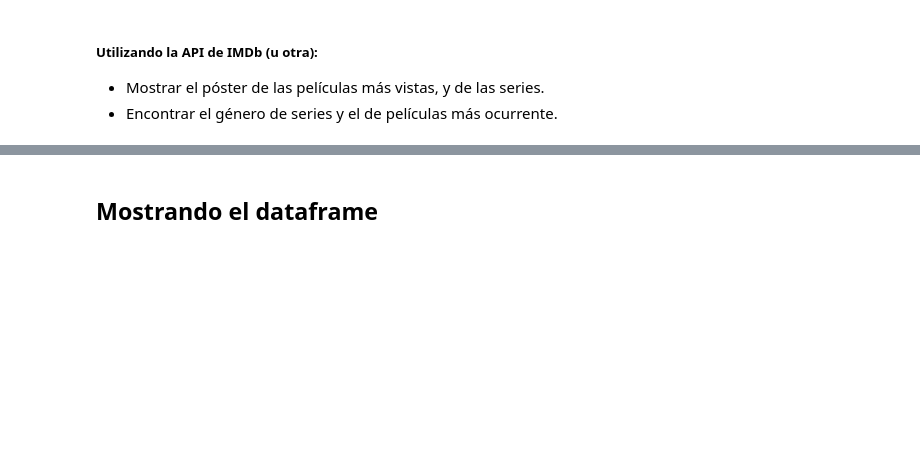
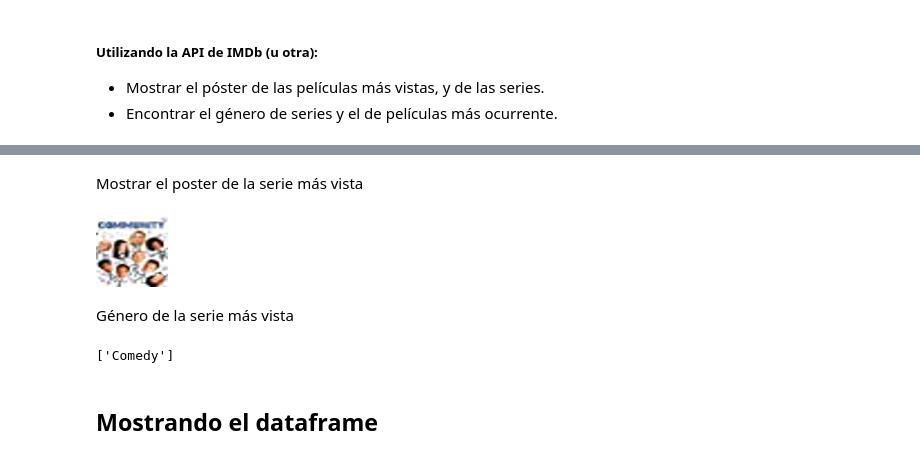
Before and after one commit to dangoldmann/TP-Netflix, a Jupyter notebook: TP_Netflix.ipynb, the cells around one changed output, grey strips where cells are left out. Saved outputs shown, nothing was run; the diff lists cells and outputs as text; code cells hidden in the pictures; blank space fills up the shorter version.

```diff
--- a/TP_Netflix.ipynb
+++ b/TP_Netflix.ipynb
@@ -436,0 +457,8 @@ Juggernaut
+# %%
+name_serie = list(peli_ocurrencia.keys())[0]
+print(name_serie)
+search_serie = ia.search_movie(name_serie)
+print(search_serie)
+
+cover_serie = (search_serie[0].data['cover url'])
+print(cover_serie)
@@ -437,3 +469,25 @@ Juggernaut
+# %% [markdown]
+Mostrar el poster de la serie más vista
+# %%
+img_serie = Image.open(urlopen(cover_serie))
+size = 72, 72
+img_serie = img_serie.resize(size)
+display(img_serie)
+# %% [output]
+[figure, added]
+# %% [markdown]
+Género de la serie más vista
+# %%
+for i in range(len(search_serie)):
+
+    # getting the id
+    id_serie = search_serie[0].movieID
+    id_serie_ = ia.get_movie(id_serie)
+
+genre_serie = id_serie_.data['genres']
+print(genre_serie)
+# %% [output]
+['Comedy']
 # %% [markdown]
 ## Mostrando el dataframe
 # %%
```
Also changed, not shown: parts of 14 cells of this notebook.
